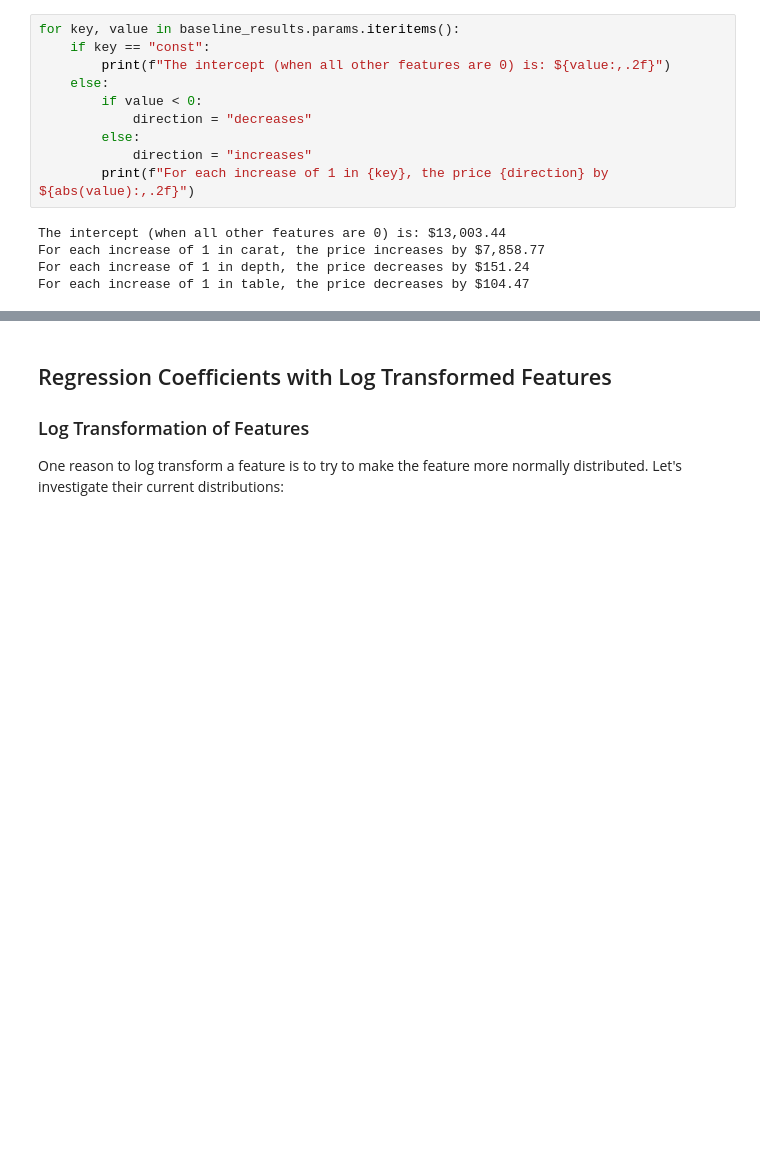
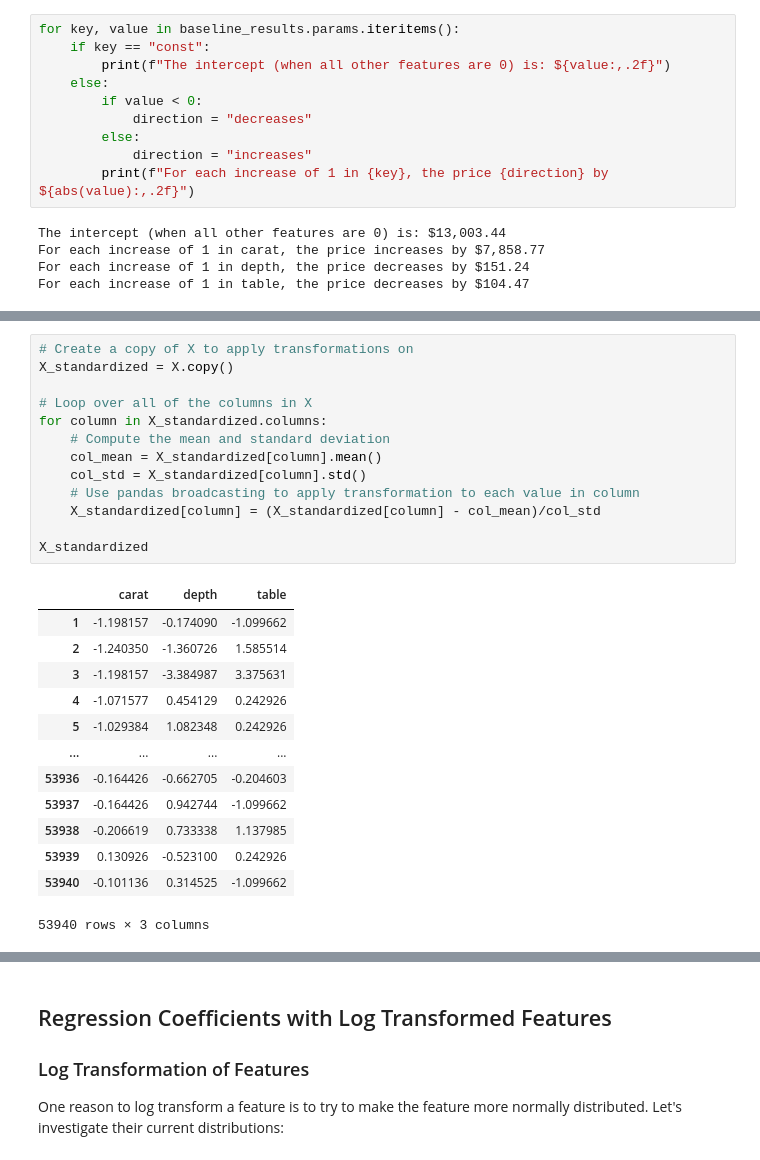
Before and after one commit to learn-co-curriculum/dsc-interpreting-transformed-coefficients, a Jupyter notebook: index.ipynb, the cells around one changed output, grey strips where cells are left out. Cells and saved outputs as stored; diff of their text form; blank space fills up the shorter version.

Commit message:
expand introduction, add standardization section

```diff
--- a/index.ipynb
+++ b/index.ipynb
@@ -119,0 +154,27 @@ For each increase of 1 in table, the price decreases by $104.47
+# %%
+# Create a copy of X to apply transformations on
+X_standardized = X.copy()
+
+# Loop over all of the columns in X
+for column in X_standardized.columns:
+    # Compute the mean and standard deviation
+    col_mean = X_standardized[column].mean()
+    col_std = X_standardized[column].std()
+    # Use pandas broadcasting to apply transformation to each value in column
+    X_standardized[column] = (X_standardized[column] - col_mean)/col_std
+
+X_standardized
+# %% [output]
+|  | carat | depth | table |
+| 1 | -1.198157 | -0.174090 | -1.099662 |
+| 2 | -1.240350 | -1.360726 | 1.585514 |
+| 3 | -1.198157 | -3.384987 | 3.375631 |
+| 4 | -1.071577 | 0.454129 | 0.242926 |
+| 5 | -1.029384 | 1.082348 | 0.242926 |
+| ... | ... | ... | ... |
+| 53936 | -0.164426 | -0.662705 | -0.204603 |
+| 53937 | -0.164426 | 0.942744 | -1.099662 |
+| 53938 | -0.206619 | 0.733338 | 1.137985 |
+| 53939 | 0.130926 | -0.523100 | 0.242926 |
+| 53940 | -0.101136 | 0.314525 | -1.099662 |
+53940 rows × 3 columns
```
Also changed, not shown: parts of 21 cells of this notebook, 3 other files.
